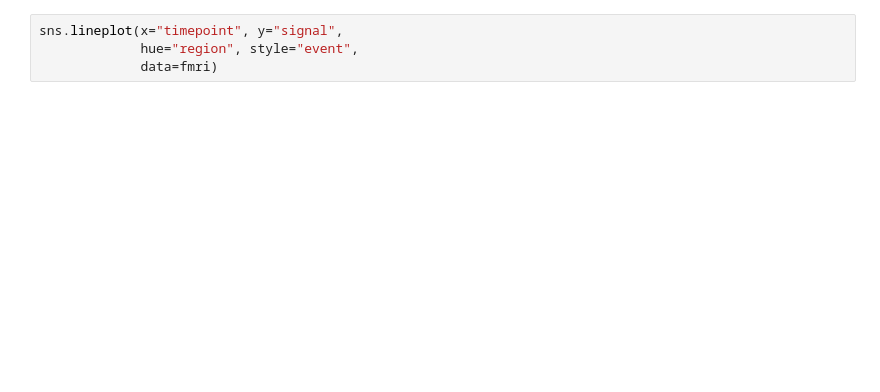
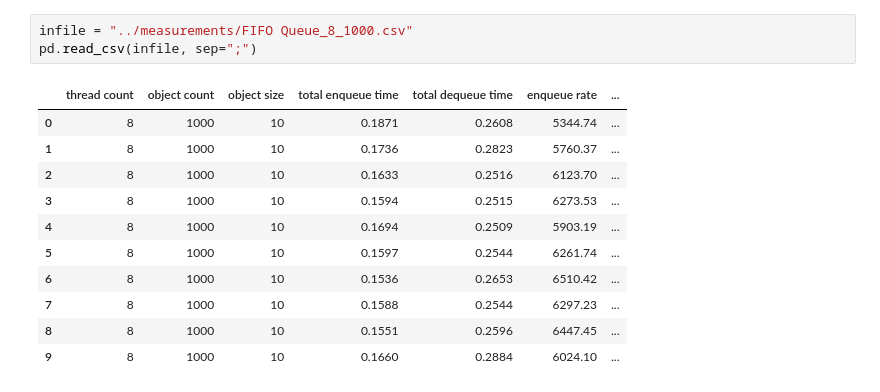
Before and after one commit to hitimr/mp_fifo_queue, a Jupyter notebook: scripts/plots.ipynb, the cells around one changed output. Saved outputs shown, nothing was run; the diff lists cells and outputs as text; blank space fills up the shorter version.

```diff
--- a/scripts/plots.ipynb
+++ b/scripts/plots.ipynb
@@ -21,4 +22,15 @@ pd.read_csv(infile, sep=";")
-# %%
-sns.lineplot(x="timepoint", y="signal",
-             hue="region", style="event",
-             data=fmri)
+# %%
+infile = "../measurements/FIFO Queue_8_1000.csv"
+pd.read_csv(infile, sep=";")
+# %% [output]
+|  | thread count | object count | object size | total enqueue time | total dequeue time | enqueue rate | ... |
+| 0 | 8 | 1000 | 10 | 0.1871 | 0.2608 | 5344.74 | ... |
+| 1 | 8 | 1000 | 10 | 0.1736 | 0.2823 | 5760.37 | ... |
+| 2 | 8 | 1000 | 10 | 0.1633 | 0.2516 | 6123.70 | ... |
+| 3 | 8 | 1000 | 10 | 0.1594 | 0.2515 | 6273.53 | ... |
+| 4 | 8 | 1000 | 10 | 0.1694 | 0.2509 | 5903.19 | ... |
+| 5 | 8 | 1000 | 10 | 0.1597 | 0.2544 | 6261.74 | ... |
+| 6 | 8 | 1000 | 10 | 0.1536 | 0.2653 | 6510.42 | ... |
+| 7 | 8 | 1000 | 10 | 0.1588 | 0.2544 | 6297.23 | ... |
+| 8 | 8 | 1000 | 10 | 0.1551 | 0.2596 | 6447.45 | ... |
+| 9 | 8 | 1000 | 10 | 0.1660 | 0.2884 | 6024.10 | ... |
```
Also changed, not shown: parts of 4 cells of this notebook, 13 other files.
